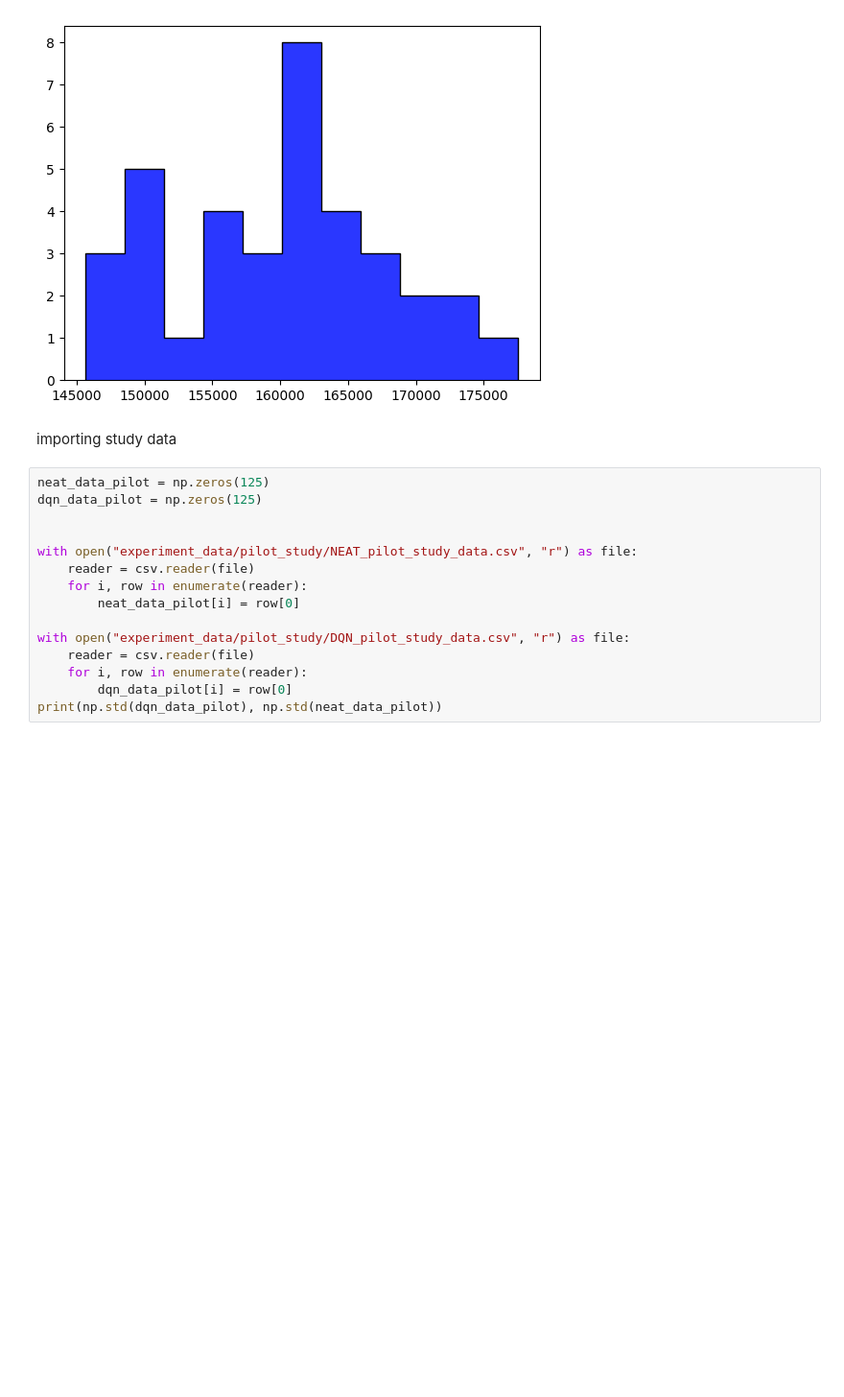
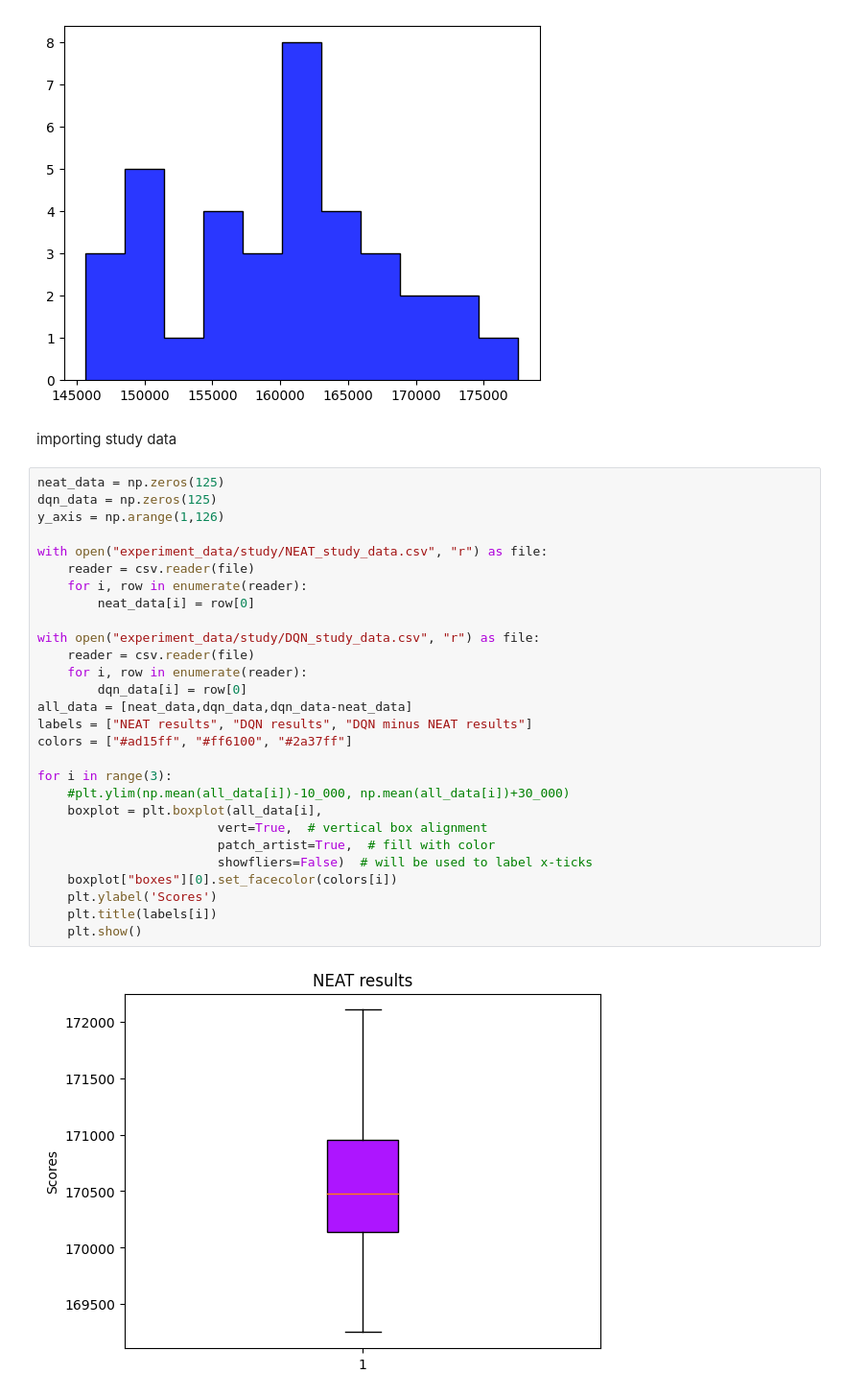
Before and after one commit to CarlSvejstrup/Tetris-DQN-NEAT, a Jupyter notebook: Data_anaysis.ipynb, the cells around one changed output. Shown at 96% size. Saved outputs shown, nothing was run; the diff lists cells and outputs as text; blank space fills up the shorter version.

Commit message:
study data

```diff
--- a/Data_anaysis.ipynb
+++ b/Data_anaysis.ipynb
@@ -45,17 +43,32 @@ plt.show()
 # %% [markdown]
 importing study data
 # %%
-neat_data_pilot = np.zeros(125)
-dqn_data_pilot = np.zeros(125)
+neat_data = np.zeros(125)
+dqn_data = np.zeros(125)
+y_axis = np.arange(1,126)
 
-
-with open("experiment_data/pilot_study/NEAT_pilot_study_data.csv", "r") as file:
+with open("experiment_data/study/NEAT_study_data.csv", "r") as file:
     reader = csv.reader(file)
     for i, row in enumerate(reader):
-        neat_data_pilot[i] = row[0]
+        neat_data[i] = row[0]
 
-with open("experiment_data/pilot_study/DQN_pilot_study_data.csv", "r") as file:
+with open("experiment_data/study/DQN_study_data.csv", "r") as file:
     reader = csv.reader(file)
     for i, row in enumerate(reader):
-        dqn_data_pilot[i] = row[0]
-print(np.std(dqn_data_pilot), np.std(neat_data_pilot))
+        dqn_data[i] = row[0]
+all_data = [neat_data,dqn_data,dqn_data-neat_data]
+labels = ["NEAT results", "DQN results", "DQN minus NEAT results"]
+colors = ["#ad15ff", "#ff6100", "#2a37ff"]
+
+for i in range(3):
+    #plt.ylim(np.mean(all_data[i])-10_000, np.mean(all_data[i])+30_000)
+    boxplot = plt.boxplot(all_data[i],
+                        vert=True,  # vertical box alignment
+                        patch_artist=True,  # fill with color
+                        showfliers=False)  # will be used to label x-ticks
+    boxplot["boxes"][0].set_facecolor(colors[i])
+    plt.ylabel('Scores')
+    plt.title(labels[i])
+    plt.show()
+# %% [output]
+[figure, added]
```
Also changed, not shown: parts of 3 cells of this notebook, 5 other files.
